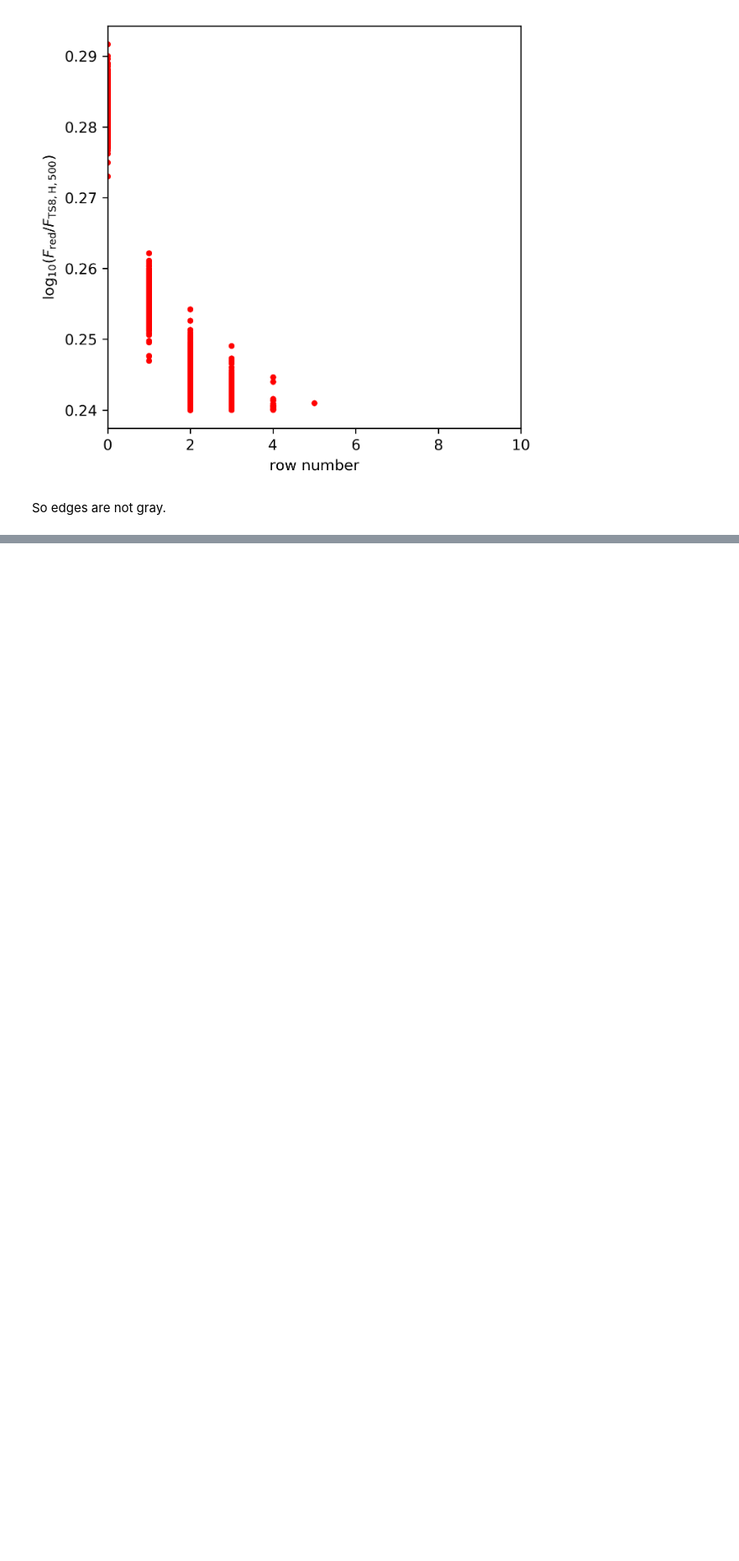
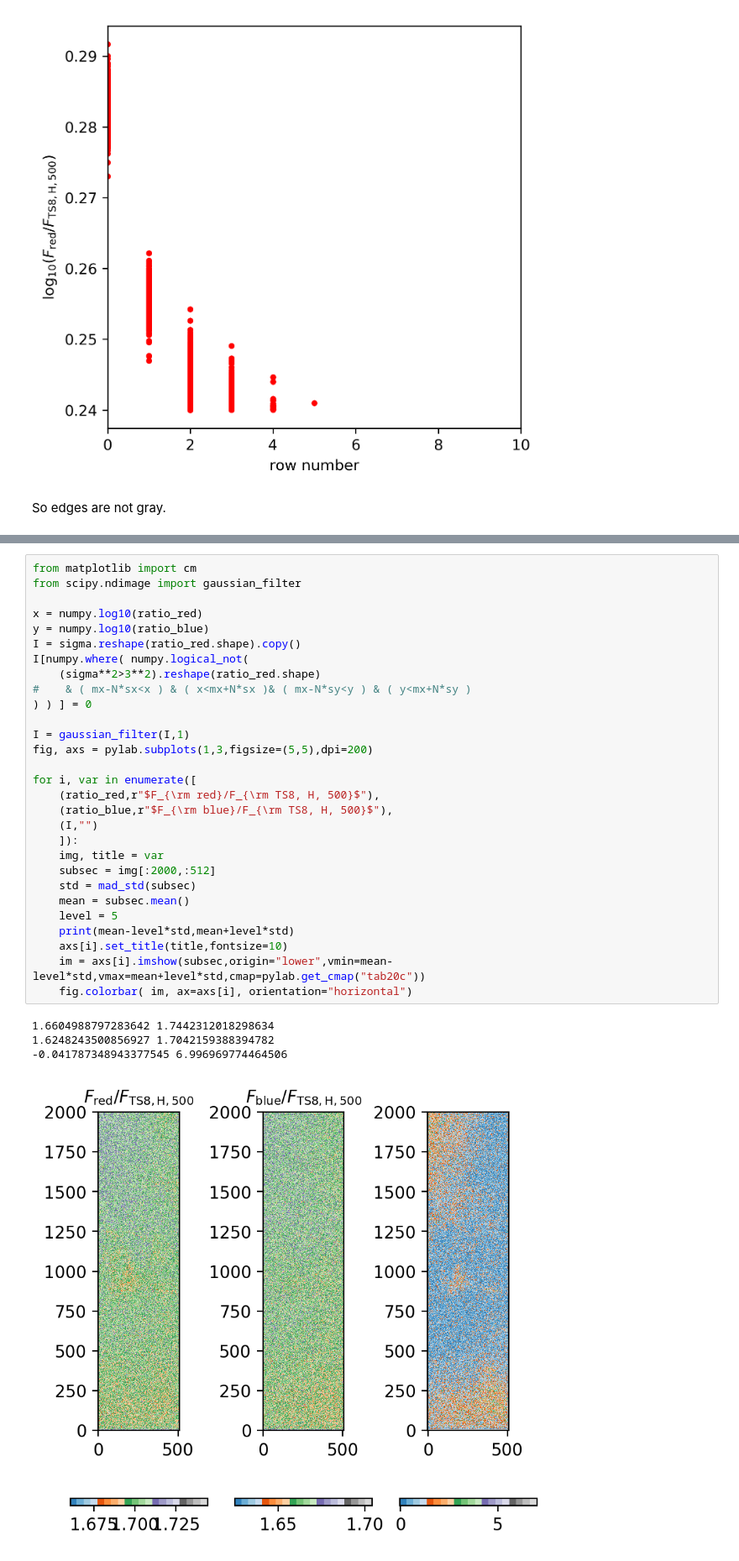
Before and after one commit to youtsumi/Summer2020, a Jupyter notebook: flatratio.ipynb, the cells around one changed output, grey strips where cells are left out. Shown at 84% size. Saved outputs shown, nothing was run; the diff lists cells and outputs as text; blank space fills up the shorter version.

Commit message:
add spatial distribution of color

```diff
--- a/flatratio.ipynb
+++ b/flatratio.ipynb
@@ -154,0 +179,34 @@ print(numpy.cov(x,y))
+# %%
+from matplotlib import cm
+from scipy.ndimage import gaussian_filter
+
+x = numpy.log10(ratio_red)
+y = numpy.log10(ratio_blue)
+I = sigma.reshape(ratio_red.shape).copy()
+I[numpy.where( numpy.logical_not(
+    (sigma**2>3**2).reshape(ratio_red.shape)
+#    & ( mx-N*sx<x ) & ( x<mx+N*sx )& ( mx-N*sy<y ) & ( y<mx+N*sy )
+) ) ] = 0
+
+I = gaussian_filter(I,1)
+fig, axs = pylab.subplots(1,3,figsize=(5,5),dpi=200)
+
+for i, var in enumerate([
+    (ratio_red,r"$F_{\rm red}/F_{\rm TS8, H, 500}$"),
+    (ratio_blue,r"$F_{\rm blue}/F_{\rm TS8, H, 500}$"),
+    (I,"")
+    ]):
+    img, title = var
+    subsec = img[:2000,:512]
+    std = mad_std(subsec)
+    mean = subsec.mean()
+    level = 5
+    print(mean-level*std,mean+level*std)
+    axs[i].set_title(title,fontsize=10)
+    im = axs[i].imshow(subsec,origin="lower",vmin=mean-level*std,vmax=mean+level*std,cmap=pylab.get_cmap("tab20c"))
+    fig.colorbar( im, ax=axs[i], orientation="horizontal")
+# %% [output]
+1.6604988797283642 1.7442312018298634
+1.6248243500856927 1.7042159388394782
+-0.041787348943377545 6.996969774464506
+[figure, added]
```
Also changed, not shown: parts of 5 cells of this notebook.
